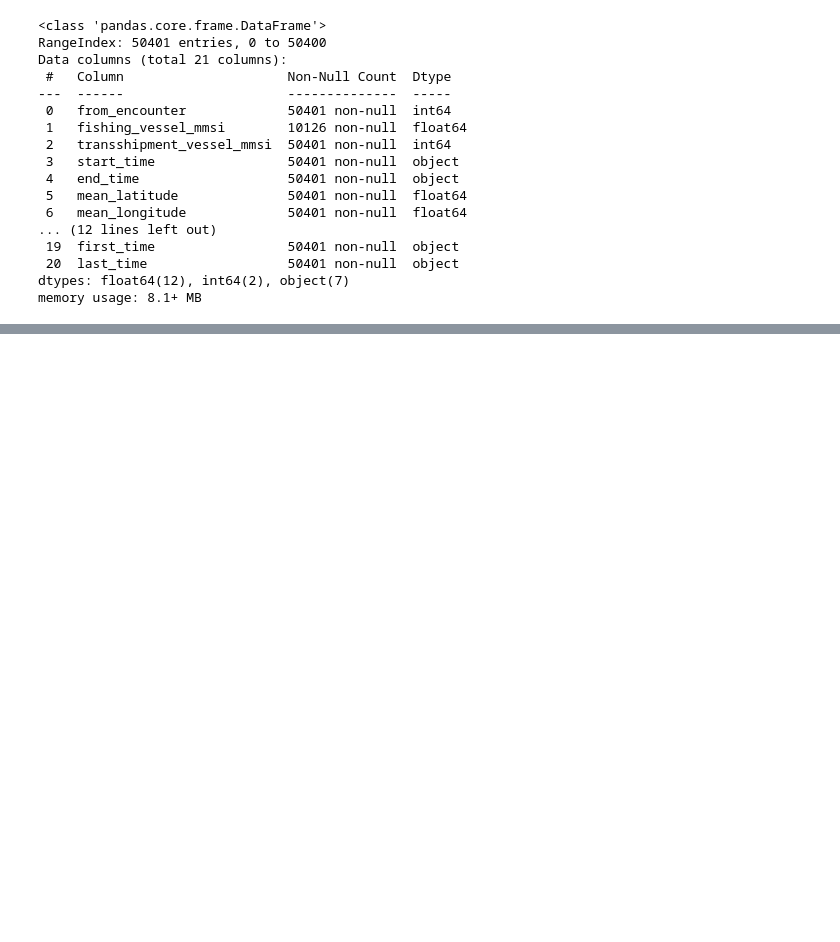
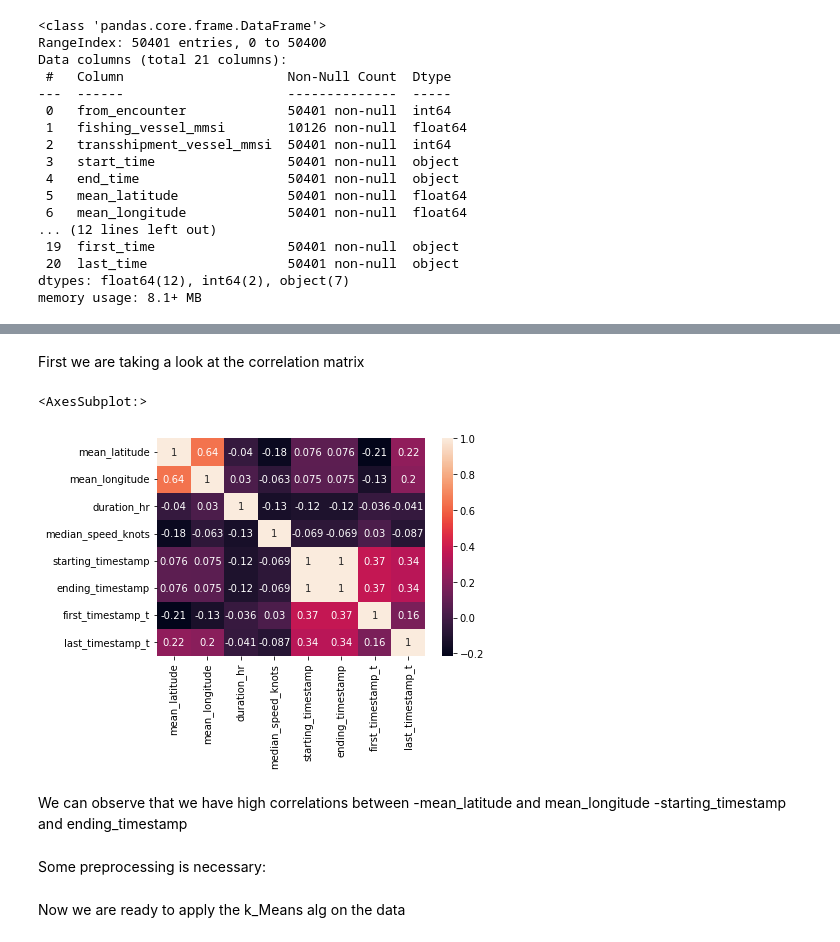
Before and after one commit to neuhart/Doing_DataScience_SS22, a Jupyter notebook: Clustering_p.ipynb, the cells around one changed output, grey strips where cells are left out. Saved outputs shown, nothing was run; the diff lists cells and outputs as text; code cells hidden in the pictures; blank space fills up the shorter version.

```diff
--- a/Clustering_p.ipynb
+++ b/Clustering_p.ipynb
@@ -44,0 +31,15 @@ pd.DataFrame(KMeans_input).describe()
+# %% [markdown]
+First we are taking a look at the correlation matrix
+# %%
+KMeans_input_columns = ['mean_latitude', 'mean_longitude', 'duration_hr', 'median_speed_knots','starting_timestamp', 'ending_timestamp', 'first_timestamp_t', 'last_timestamp_t'] # only select numerical features
+
+sns.heatmap(df[KMeans_input_columns].corr(), annot=True)
+# %% [output]
+<AxesSubplot:>
+[figure, added]
+# %% [markdown]
+We can observe that we have high correlations between
+-mean_latitude and mean_longitude
+-starting_timestamp and ending_timestamp
+# %% [markdown]
+Some preprocessing is necessary:
@@ -45 +52,3 @@ pd.DataFrame(KMeans_input).describe()
+# %% [markdown]
+Now we are ready to apply the k_Means alg on the data
 # %%
```
Also changed, not shown: parts of 12 cells of this notebook.
